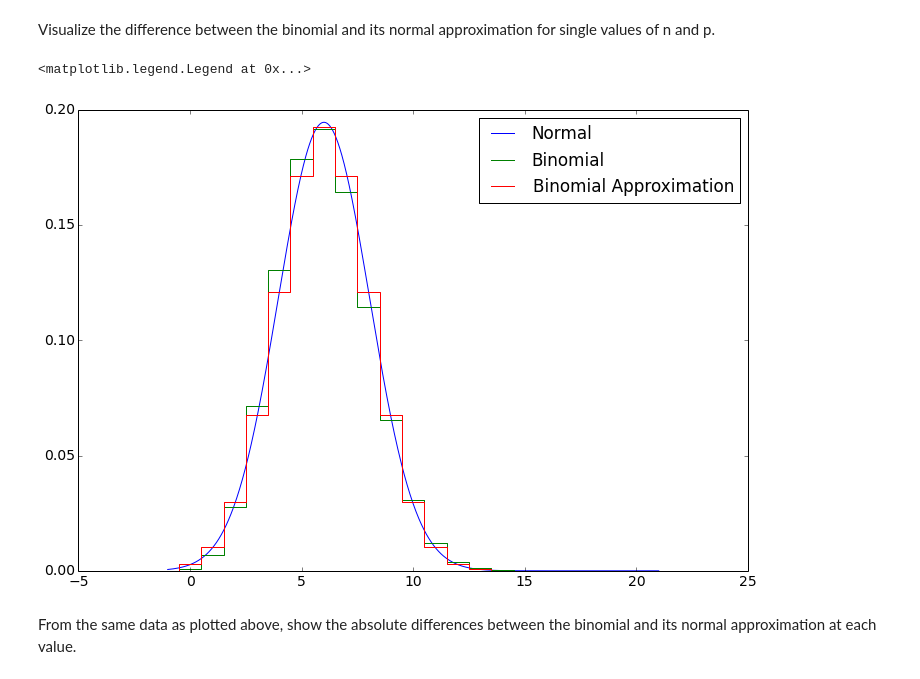
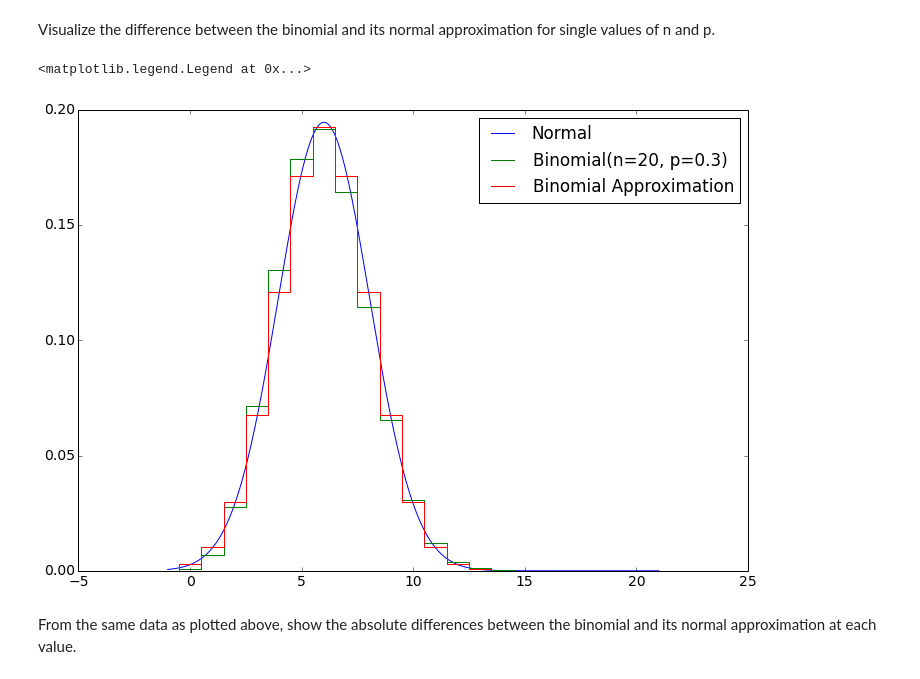
Before and after one commit to ronaldokun/Scientific-Computing, a Jupyter notebook: Nick Wilson 02-16-14 Segment 13 Problem 1.ipynb, the cells around one changed output. Cells and saved outputs as stored; diff of their text form; code cells hidden in the pictures.

```diff
--- a/Nick Wilson 02-16-14 Segment 13 Problem 1.ipynb
+++ b/Nick Wilson 02-16-14 Segment 13 Problem 1.ipynb
@@ -22,31 +22,31 @@ Visualize the difference between the binomial and its normal approximation for s
 # %%
 n = 20
 p = 0.3
 
 x_int = np.array(range(0, n + 1))
 
 binom, normal = get_distributions(n, p)
 y_binom = binom.pmf(x_int)
 y_approx = vectorized_binom_approx_pdf(x_int, normal)
 
 # Plot the normal PDF.
 x = np.linspace(-1, n + 1, num=1000)
 y_norm = normal.pdf(x)
 plt.plot(x, y_norm, label='Normal')
 
 # Plot the binomial PDF.
 plot_x = np.array([-1] + list(x_int) + [n + 1]) + 0.5
 plot_y_binom = np.array([0] + list(y_binom) + [0])
-plt.step(plot_x, plot_y_binom, label='Binomial', hold=True)
+plt.step(plot_x, plot_y_binom, label='Binomial(n=20, p=0.3)', hold=True)
 
 # Plot the approximate binomial PDF based on the normal distribution.
 plot_y_approx = np.array([0] + list(y_approx) + [0])
 plt.step(plot_x, plot_y_approx, label='Binomial Approximation', hold=True)
 
 plt.legend()
 # %% [output]
 <matplotlib.legend.Legend at 0x...>
-[figure, old version]
+[figure, new version]
 # %% [markdown]
 From the same data as plotted above, show the absolute differences between the binomial and its normal approximation at each value.
 # %%
```
